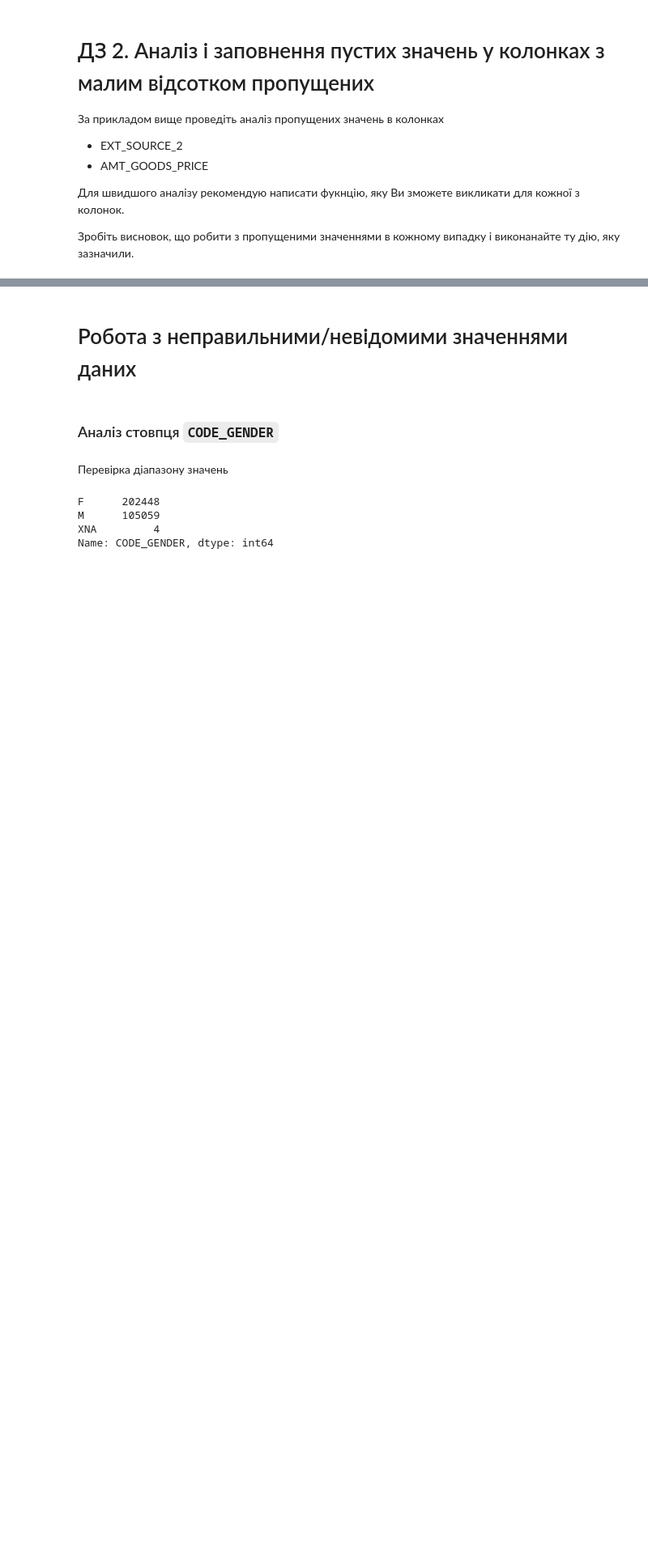
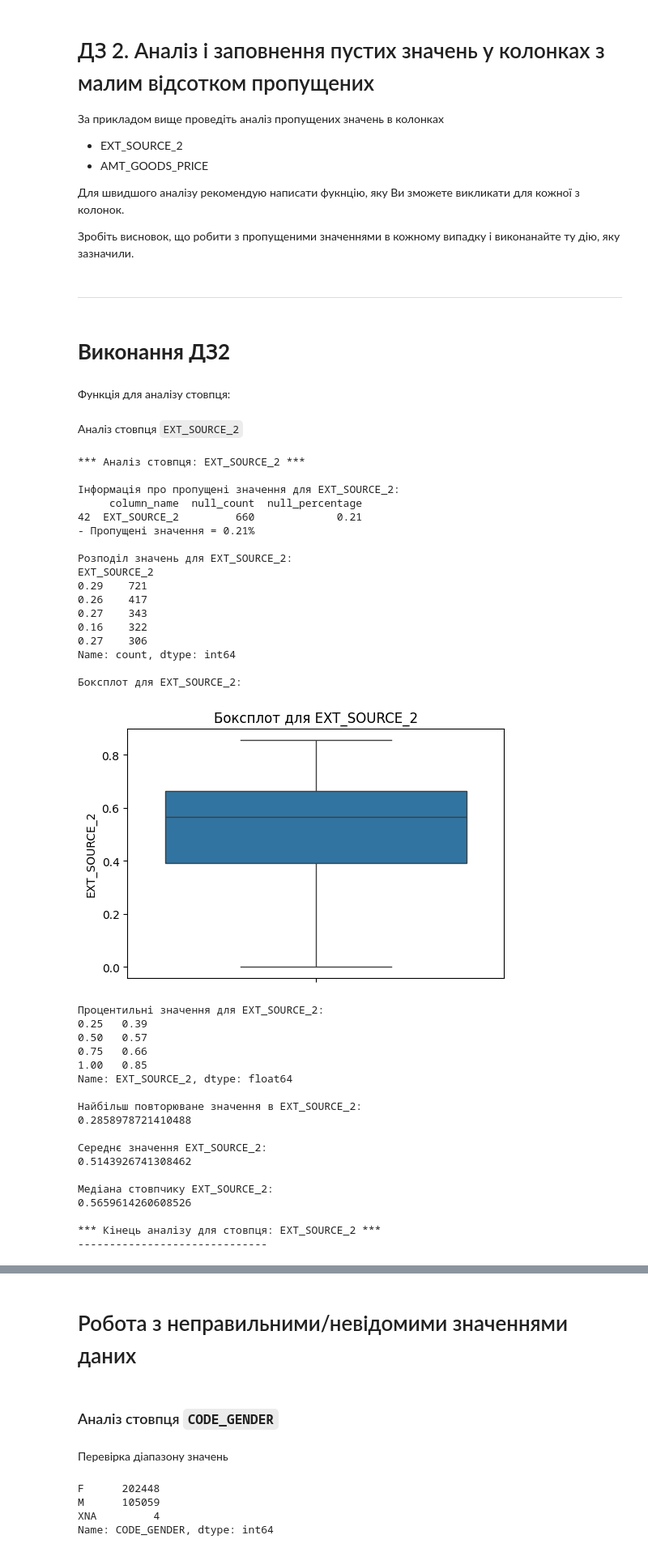
Before and after one commit to yelenana/machine_learning, a Jupyter notebook: Rybchynska_"HW_1_2_Credit_EDA".ipynb, the cells around one changed output, grey strips where cells are left out. Shown at 81% size. Cells and saved outputs as stored; diff of their text form; code cells hidden in the pictures; blank space fills up the shorter version.

```diff
--- a/Rybchynska_"HW_1_2_Credit_EDA".ipynb
+++ b/Rybchynska_"HW_1_2_Credit_EDA".ipynb
@@ -827,3 +846,11 @@ df['OBS_30_CNT_SOCIAL_CIRCLE'].fillna(df['OBS_30_CNT_SOCIAL_CIRCLE'].median(), i
 Для швидшого аналізу рекомендую написати фукнцію, яку Ви зможете викликати для кожної з колонок.
 
 Зробіть висновок, що робити з пропущеними значеннями в кожному випадку і виконанайте ту дію, яку зазначили.
+# %% [markdown]
+
+
+---
+# %% [markdown]
+# **Виконання ДЗ2**
+# %% [markdown]
+Функція для аналізу стовпця:
@@ -829,0 +914,41 @@ df['OBS_30_CNT_SOCIAL_CIRCLE'].fillna(df['OBS_30_CNT_SOCIAL_CIRCLE'].median(), i
+# %% [markdown]
+Аналіз стовпця `EXT_SOURCE_2`
+# %%
+analyze_column_full('EXT_SOURCE_2', df, null_df_under1)
+# %% [output]
+*** Аналіз стовпця: EXT_SOURCE_2 ***
+
+Інформація про пропущені значення для EXT_SOURCE_2:
+     column_name  null_count  null_percentage
+42  EXT_SOURCE_2         660             0.21
+- Пропущені значення = 0.21%
+
+Розподіл значень для EXT_SOURCE_2:
+EXT_SOURCE_2
+0.29    721
+0.26    417
+0.27    343
+0.16    322
+0.27    306
+Name: count, dtype: int64
+
+Боксплот для EXT_SOURCE_2:
+[figure, added]
+Процентильні значення для EXT_SOURCE_2:
+0.25   0.39
+0.50   0.57
+0.75   0.66
+1.00   0.85
+Name: EXT_SOURCE_2, dtype: float64
+
+Найбільш повторюване значення в EXT_SOURCE_2:
+0.2858978721410488
+
+Середнє значення EXT_SOURCE_2:
+0.5143926741308462
+
+Медіана стовпчику EXT_SOURCE_2:
+0.5659614260608526
+
+*** Кінець аналізу для стовпця: EXT_SOURCE_2 ***
+------------------------------
```
Also changed, not shown: parts of 15 cells of this notebook.
